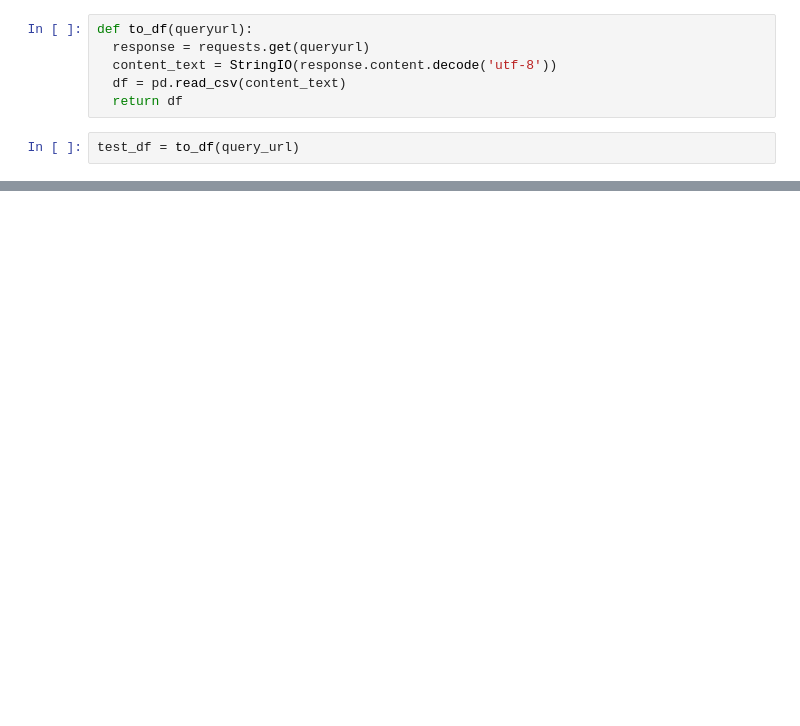
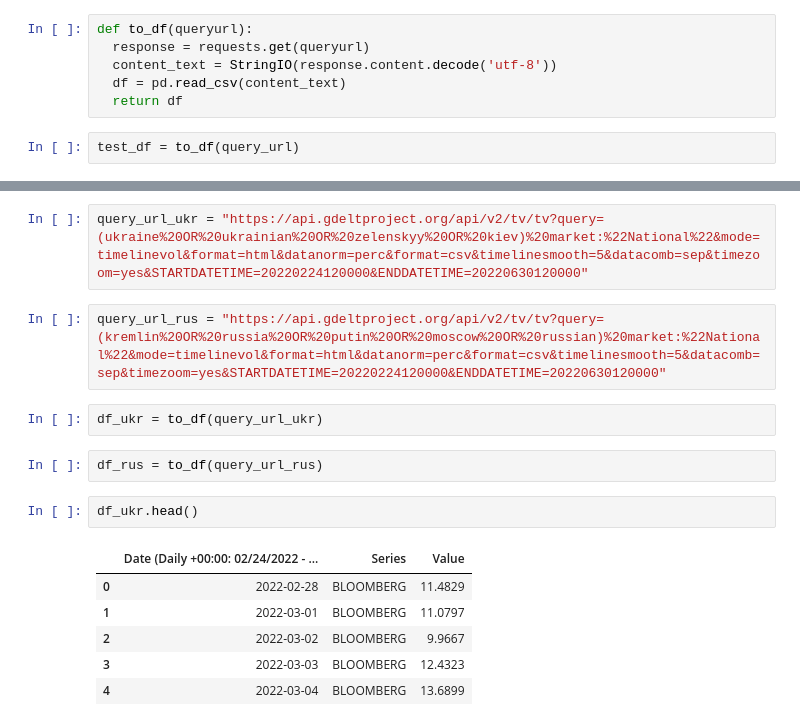
Before and after one commit to hluling/ph-dash-dev, a Jupyter notebook: ph_dash_dev.ipynb, the cells around one changed output, grey strips where cells are left out. Drawn from its saved outputs; the diff is of its cells as text; blank space fills up the shorter version.

```diff
--- a/ph_dash_dev.ipynb
+++ b/ph_dash_dev.ipynb
@@ -80,0 +91,17 @@ test_df.head(70)
+# %%
+query_url_ukr = "https://api.gdeltproject.org/api/v2/tv/tv?query=(ukraine%20OR%20ukrainian%20OR%20zelenskyy%20OR%20kiev)%20market:%22National%22&mode=timelinevol&format=html&datanorm=perc&format=csv&timelinesmooth=5&datacomb=sep&timezoom=yes&STARTDATETIME=20220224120000&ENDDATETIME=20220630120000"
+# %%
+query_url_rus = "https://api.gdeltproject.org/api/v2/tv/tv?query=(kremlin%20OR%20russia%20OR%20putin%20OR%20moscow%20OR%20russian)%20market:%22National%22&mode=timelinevol&format=html&datanorm=perc&format=csv&timelinesmooth=5&datacomb=sep&timezoom=yes&STARTDATETIME=20220224120000&ENDDATETIME=20220630120000"
+# %%
+df_ukr = to_df(query_url_ukr)
+# %%
+df_rus = to_df(query_url_rus)
+# %%
+df_ukr.head()
+# %% [output]
+|  | Date (Daily +00:00: 02/24/2022 - ... | Series | Value |
+| 0 | 2022-02-28 | BLOOMBERG | 11.4829 |
+| 1 | 2022-03-01 | BLOOMBERG | 11.0797 |
+| 2 | 2022-03-02 | BLOOMBERG | 9.9667 |
+| 3 | 2022-03-03 | BLOOMBERG | 12.4323 |
+| 4 | 2022-03-04 | BLOOMBERG | 13.6899 |
```
Also changed, not shown: parts of 30 cells of this notebook.
